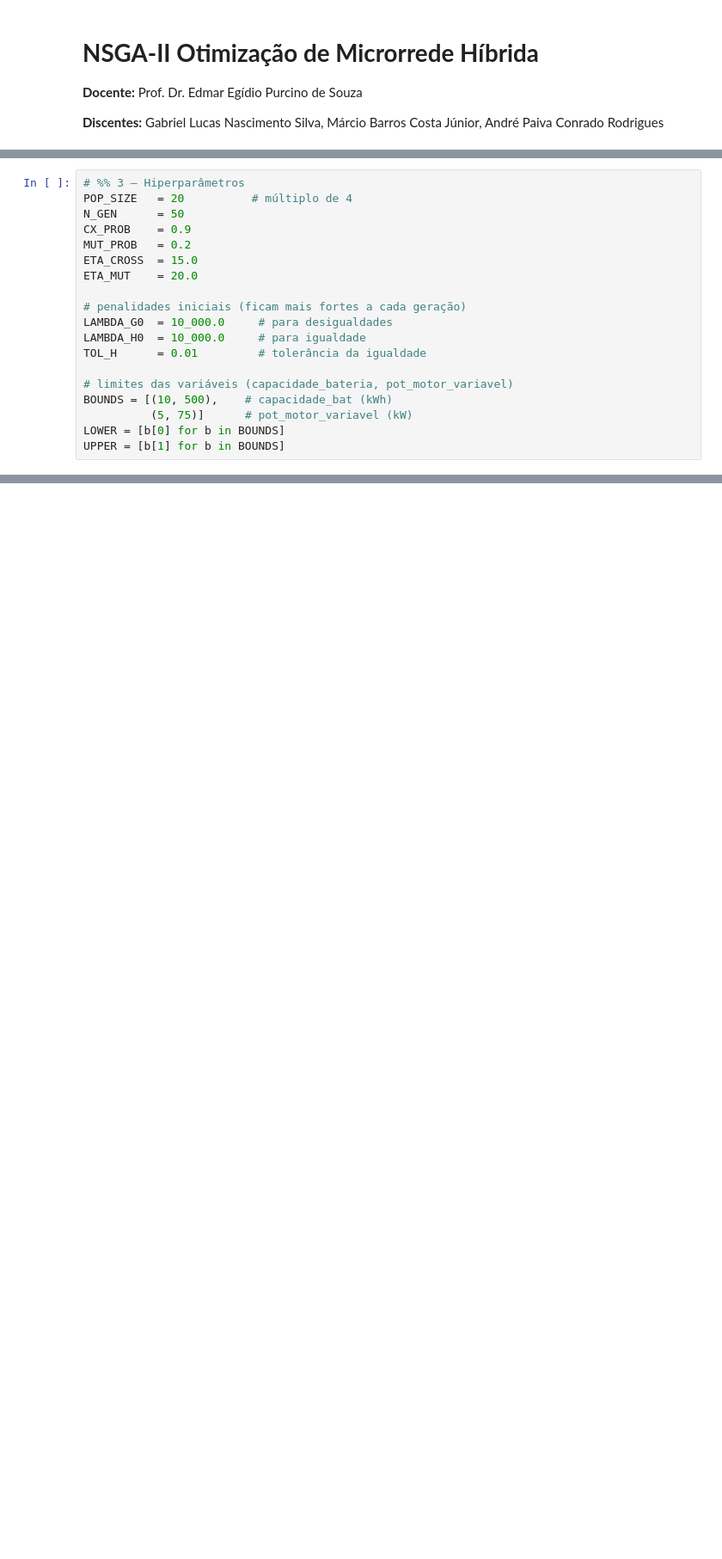
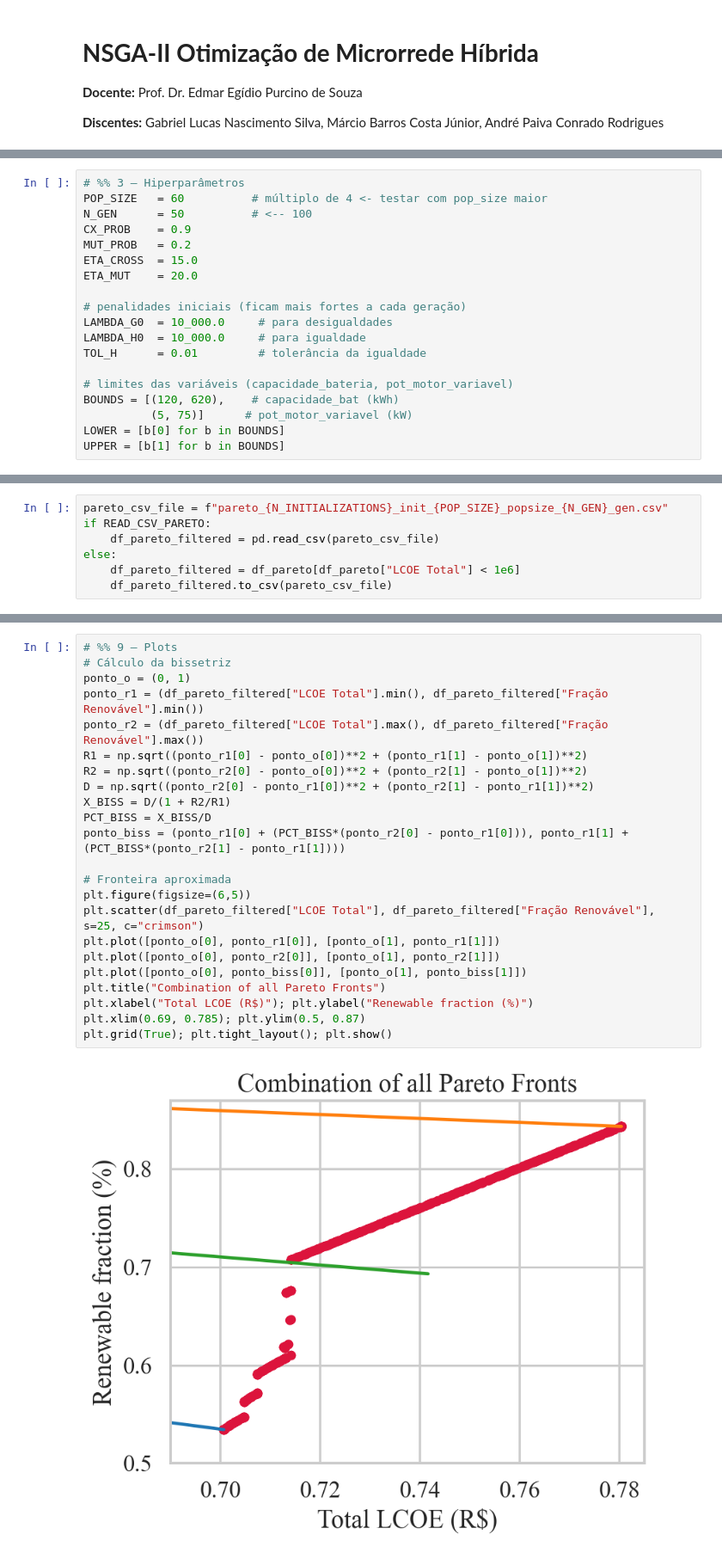
Before and after one commit to 222luke/COMPEVOL, a Jupyter notebook: NSGA_II_Otimização_de_Microrrede_Híbrida.ipynb, the cells around one changed output, grey strips where cells are left out. Shown at 86% size. Saved outputs shown, nothing was run; the diff lists cells and outputs as text; blank space fills up the shorter version.

```diff
--- a/NSGA_II_Otimização_de_Microrrede_Híbrida.ipynb
+++ b/NSGA_II_Otimização_de_Microrrede_Híbrida.ipynb
@@ -461,7 +466,7 @@ from deap import base, creator, tools
 # %%
 # %% 3 — Hiperparâmetros
-POP_SIZE   = 20          # múltiplo de 4
-N_GEN      = 50
+POP_SIZE   = 60          # múltiplo de 4 <- testar com pop_size maior
+N_GEN      = 50          # <-- 100
 CX_PROB    = 0.9
 MUT_PROB   = 0.2
 ETA_CROSS  = 15.0
@@ -473,7 +478,7 @@ LAMBDA_H0  = 10_000.0     # para igualdade
 TOL_H      = 0.01         # tolerância da igualdade
 
 # limites das variáveis (capacidade_bateria, pot_motor_variavel)
-BOUNDS = [(10, 500),    # capacidade_bat (kWh)
+BOUNDS = [(120, 620),    # capacidade_bat (kWh)
           (5, 75)]      # pot_motor_variavel (kW)
 LOWER = [b[0] for b in BOUNDS]
 UPPER = [b[1] for b in BOUNDS]
@@ -594,0 +610,7 @@ plt.grid(True); plt.tight_layout(); plt.show()
+# %%
+pareto_csv_file = f"pareto_{N_INITIALIZATIONS}_init_{POP_SIZE}_popsize_{N_GEN}_gen.csv"
+if READ_CSV_PARETO:
+    df_pareto_filtered = pd.read_csv(pareto_csv_file)
+else:
+    df_pareto_filtered = df_pareto[df_pareto["LCOE Total"] < 1e6]
+    df_pareto_filtered.to_csv(pareto_csv_file)
@@ -594,0 +633,25 @@ plt.grid(True); plt.tight_layout(); plt.show()
+# %%
+# %% 9 — Plots
+# Cálculo da bissetriz
+ponto_o = (0, 1)
+ponto_r1 = (df_pareto_filtered["LCOE Total"].min(), df_pareto_filtered["Fração Renovável"].min())
+ponto_r2 = (df_pareto_filtered["LCOE Total"].max(), df_pareto_filtered["Fração Renovável"].max())
+R1 = np.sqrt((ponto_r1[0] - ponto_o[0])**2 + (ponto_r1[1] - ponto_o[1])**2)
+R2 = np.sqrt((ponto_r2[0] - ponto_o[0])**2 + (ponto_r2[1] - ponto_o[1])**2)
+D = np.sqrt((ponto_r2[0] - ponto_r1[0])**2 + (ponto_r2[1] - ponto_r1[1])**2)
+X_BISS = D/(1 + R2/R1)
+PCT_BISS = X_BISS/D
+ponto_biss = (ponto_r1[0] + (PCT_BISS*(ponto_r2[0] - ponto_r1[0])), ponto_r1[1] + (PCT_BISS*(ponto_r2[1] - ponto_r1[1])))
+
+# Fronteira aproximada
+plt.figure(figsize=(6,5))
+plt.scatter(df_pareto_filtered["LCOE Total"], df_pareto_filtered["Fração Renovável"], s=25, c="crimson")
+plt.plot([ponto_o[0], ponto_r1[0]], [ponto_o[1], ponto_r1[1]])
+plt.plot([ponto_o[0], ponto_r2[0]], [ponto_o[1], ponto_r2[1]])
+plt.plot([ponto_o[0], ponto_biss[0]], [ponto_o[1], ponto_biss[1]])
+plt.title("Combination of all Pareto Fronts")
+plt.xlabel("Total LCOE (R$)"); plt.ylabel("Renewable fraction (%)")
+plt.xlim(0.69, 0.785); plt.ylim(0.5, 0.87)
+plt.grid(True); plt.tight_layout(); plt.show()
+# %% [output]
+[figure, added]
```
Also changed, not shown: parts of 27 cells of this notebook, 6 other files.
